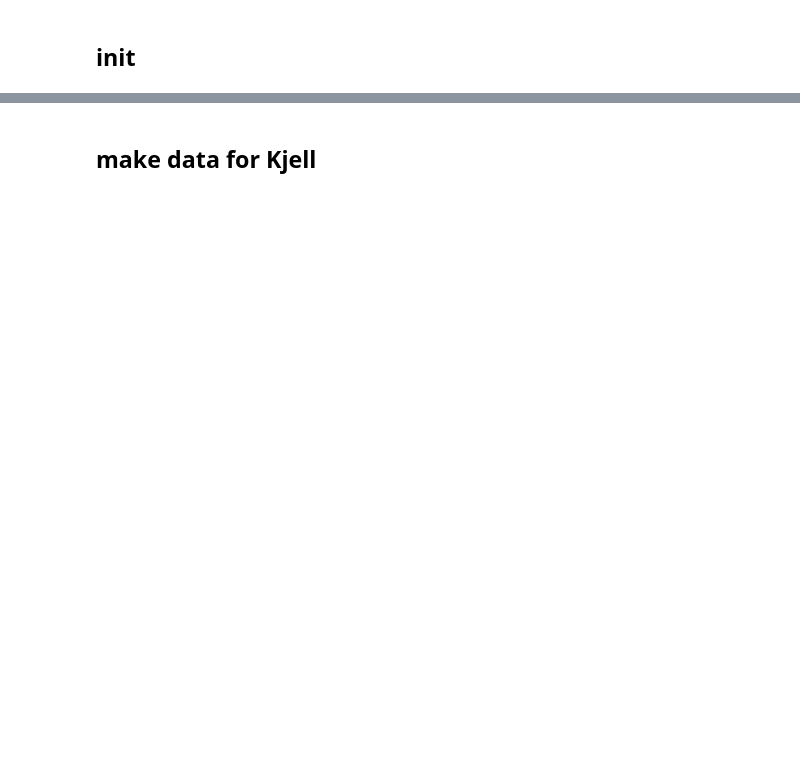
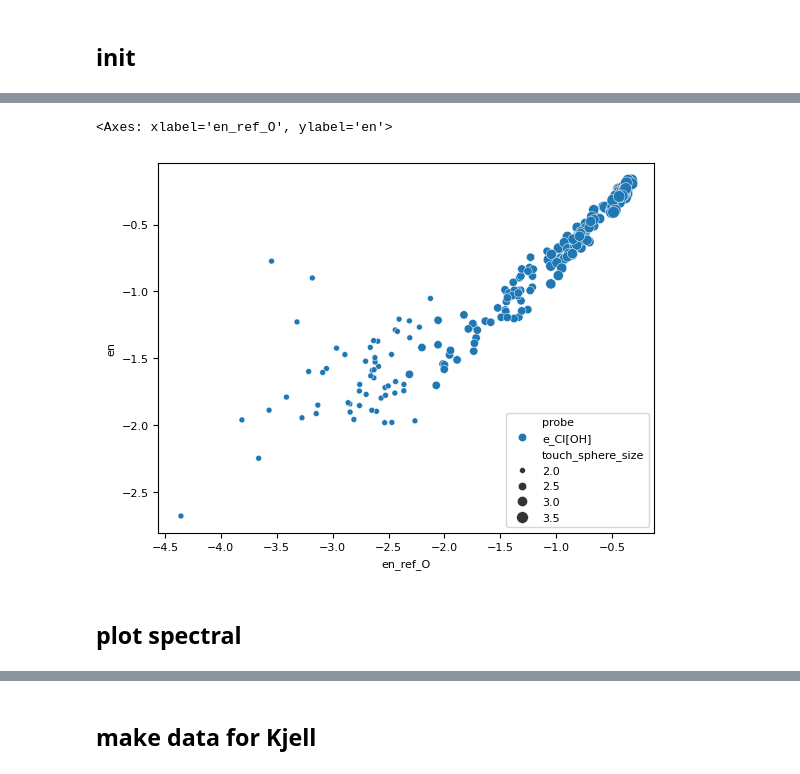
Before and after one commit to schwallergroup/CFT, a Jupyter notebook: notebooks/cft.ipynb, the cells around one changed output, grey strips where cells are left out. Cells and saved outputs as stored; diff of their text form; code cells hidden in the pictures; blank space fills up the shorter version.

```diff
--- a/notebooks/cft.ipynb
+++ b/notebooks/cft.ipynb
@@ -40,0 +586,24 @@ array([[ 5.9666038 ,  5.95173031,  5.96291214],
+# %%
+import pandas as pd
+
+# Identify all e_ columns
+e_cols = [c for c in df.columns if c.startswith('e_')]
+
+# Reference columns
+ref_cols = ['e_Cl[C]', 'e_Cl[O]']
+
+# Non-reference e_ columns to melt
+melt_cols = [c for c in e_cols if c not in ref_cols]
+
+# Melt non-reference e_ columns
+df_long = df.melt(
+    id_vars=['numbers', 'touch_sphere_size'] + ref_cols,
+    value_vars=melt_cols,
+    var_name='probe',
+    value_name='en'
+)
+
+# Keep both reference columns as separate en_ref columns
+df_long = df_long.rename(columns={'e_Cl[C]': 'en_ref_C', 'e_Cl[O]': 'en_ref_O'})
+
+df_long.head()
@@ -41 +662,9 @@ array([[ 5.9666038 ,  5.95173031,  5.96291214],
+# %%
+pdf = df_long[df_long.probe.str.contains('O')  & (df_long.touch_sphere_size > 1.5)]
+sns.scatterplot(data=pdf, x='en_ref_O', y='en', hue='probe', size='touch_sphere_size')
+# %% [output]
+<Axes: xlabel='en_ref_O', ylabel='en'>
+[figure, added]
+# %% [markdown]
+## plot spectral
 # %%
```
Also changed, not shown: parts of 84 cells of this notebook, 1 other file.
